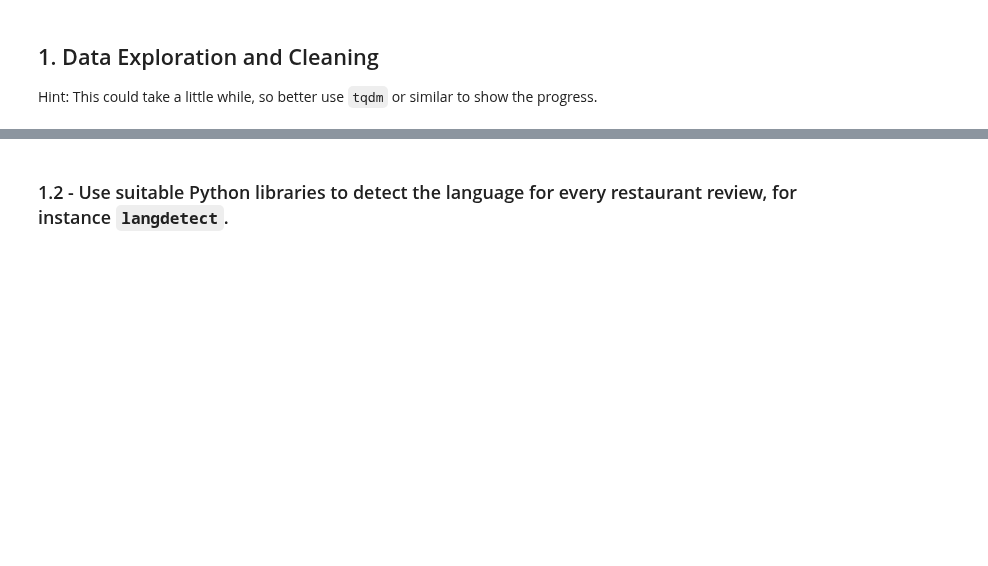
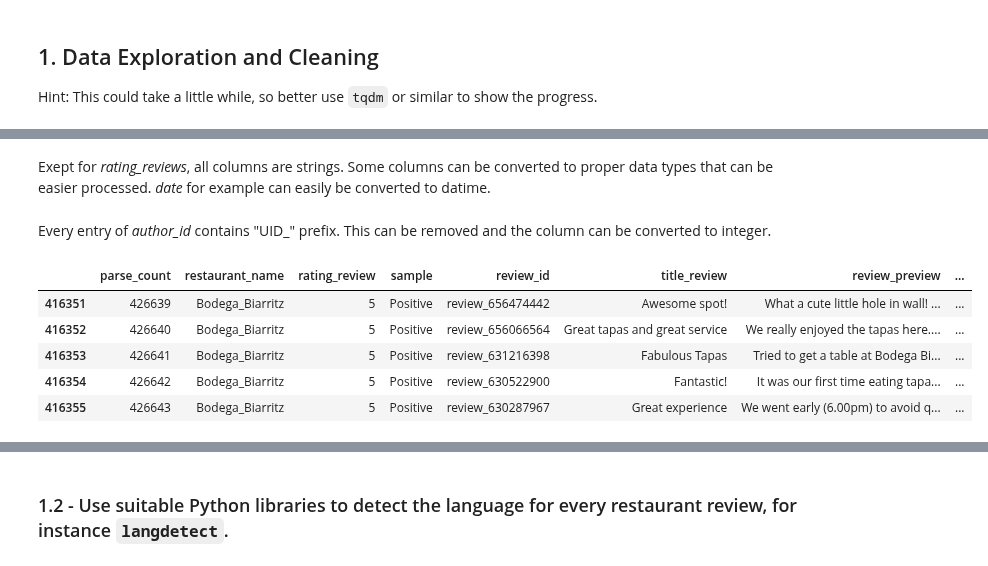
Before and after one commit to Knerten0815/data_science_course, a Jupyter notebook: notebooks/portfolio 3/data_science_MMI_portfolio_03_sentiment_analysis_template.ipynb, the cells around one changed output, grey strips where cells are left out. Cells and saved outputs as stored; diff of their text form; code cells hidden in the pictures; blank space fills up the shorter version.

```diff
--- a/notebooks/portfolio 3/data_science_MMI_portfolio_03_sentiment_analysis_template.ipynb
+++ b/notebooks/portfolio 3/data_science_MMI_portfolio_03_sentiment_analysis_template.ipynb
@@ -64,7 +64,8 @@ from tqdm.notebook import tqdm
 ## Data download and import
 The following analysis should be done with data from TripAdvisor, namely restraurant reviews from **Barcelona**. You can find the respective data (`Barcelona_reviews.csv`) on the [TripAdvisor data](https://zenodo.org/records/6583422).
 # %%
-filename = "../../Datasets/TripAdvisor/Barcelona_reviews.csv"
+path = os.path.join("..", "..", "Datasets", "Tripadvisor")
+filename = os.path.join(path, "Barcelona_reviews.csv")
 data = pd.read_csv(filename)
 data = data.drop(["Unnamed: 0"], axis=1)
 data.head()
@@ -86,0 +114,8 @@ Hint: This could take a little while, so better use `tqdm` or similar to show th
+# %%
+data = data.dropna()
+# %% [markdown]
+Exept for _rating_reviews_, all columns are strings. Some columns can be converted to proper data types that can be easier processed. _date_ for example can easily be converted to datime.
+# %%
+data.date = pd.to_datetime(data.date)
+# %% [markdown]
+Every entry of _author_id_ contains "UID_" prefix. This can be removed and the column can be converted to integer.
@@ -86,0 +125,9 @@ Hint: This could take a little while, so better use `tqdm` or similar to show th
+# %%
+data.tail()
+# %% [output]
+|  | parse_count | restaurant_name | rating_review | sample | review_id | title_review | review_preview | ... |
+| 416351 | 426639 | Bodega_Biarritz | 5 | Positive | review_656474442 | Awesome spot! | What a cute little hole in wall! ... | ... |
+| 416352 | 426640 | Bodega_Biarritz | 5 | Positive | review_656066564 | Great tapas and great service | We really enjoyed the tapas here.... | ... |
+| 416353 | 426641 | Bodega_Biarritz | 5 | Positive | review_631216398 | Fabulous Tapas | Tried to get a table at Bodega Bi... | ... |
+| 416354 | 426642 | Bodega_Biarritz | 5 | Positive | review_630522900 | Fantastic! | It was our first time eating tapa... | ... |
+| 416355 | 426643 | Bodega_Biarritz | 5 | Positive | review_630287967 | Great experience | We went early (6.00pm) to avoid q... | ... |
```
Also changed, not shown: parts of 30 cells of this notebook.
